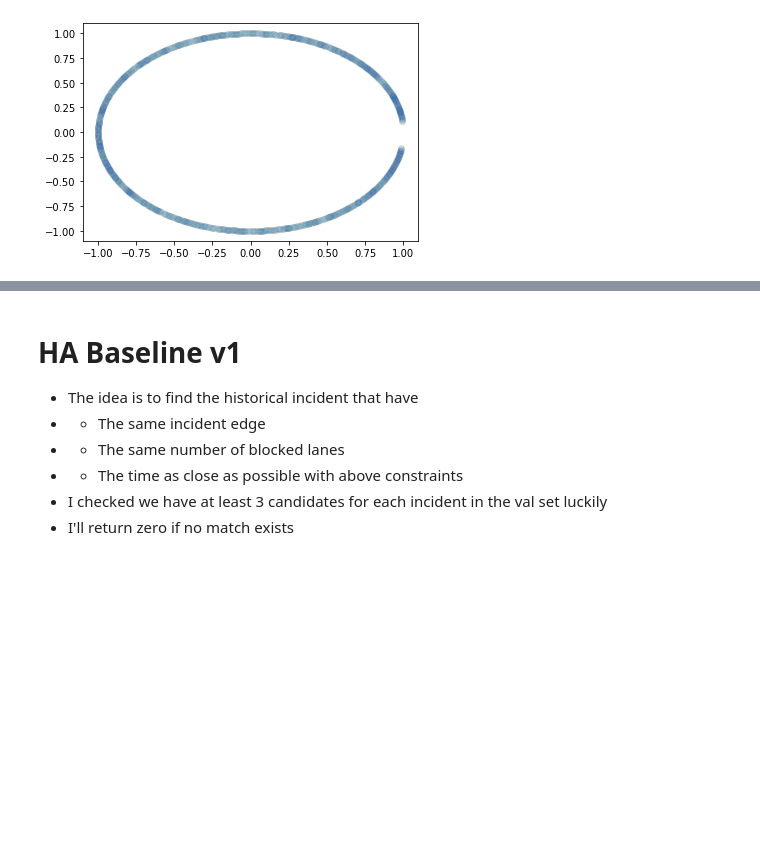
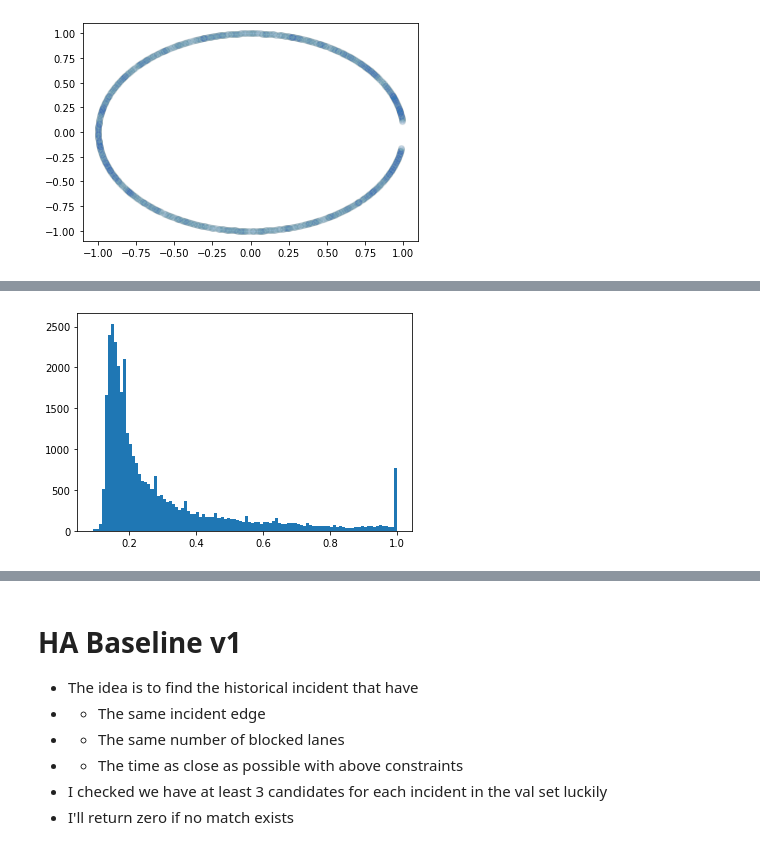
Before and after one commit to MathiasNT/CongestionPropagationPrediction, a Jupyter notebook: notebooks/HA_baseline_dev.ipynb, the cells around one changed output, grey strips where cells are left out. Cells and saved outputs as stored; diff of their text form; code cells hidden in the pictures; blank space fills up the shorter version.

```diff
--- a/notebooks/HA_baseline_dev.ipynb
+++ b/notebooks/HA_baseline_dev.ipynb
@@ -91,0 +124,5 @@ plt.scatter(i_times[:,0], i_times[:,1], alpha=0.01)
+# %%
+# Target end time
+plt.hist(affected_train_target[...,2].reshape(-1), bins=100);
+# %% [output]
+[figure, added]
```
Also changed, not shown: parts of 29 cells of this notebook, 8 other files.
